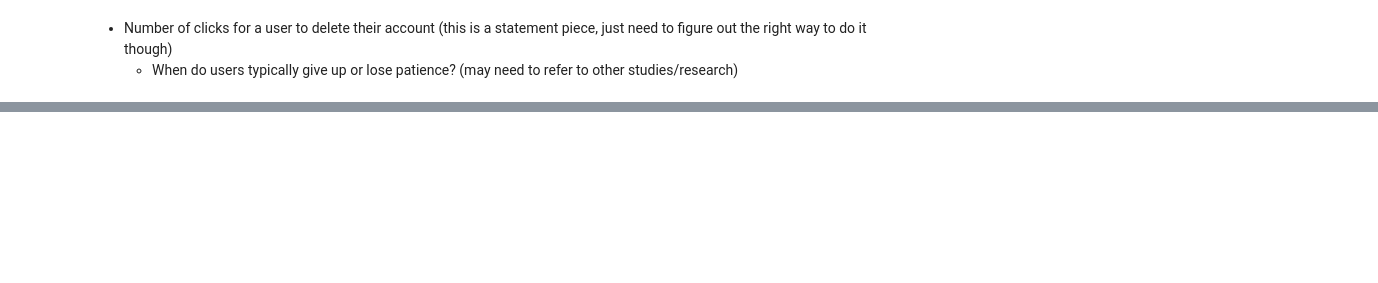
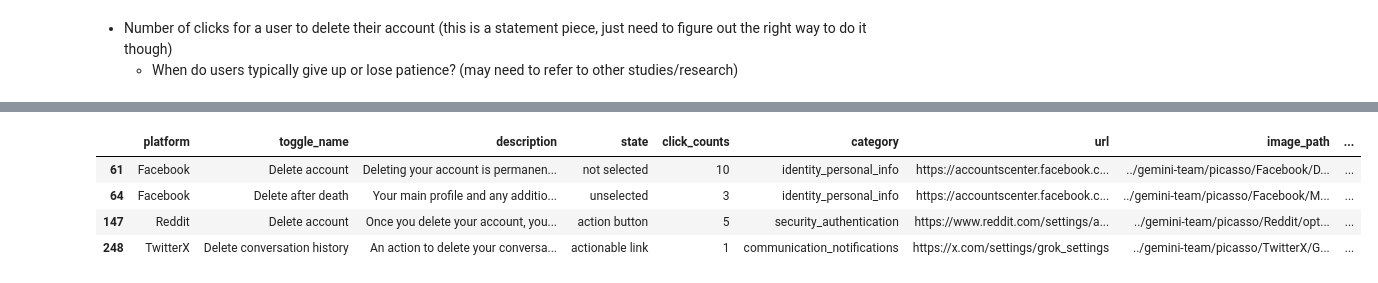
Before and after one commit to sebastianferragut/DSC180A_PrivacyProject, a Jupyter notebook: database/visualize_df.ipynb, the cells around one changed output, grey strips where cells are left out. Cells and saved outputs as stored; diff of their text form; code cells hidden in the pictures; blank space fills up the shorter version.

```diff
--- a/database/visualize_df.ipynb
+++ b/database/visualize_df.ipynb
@@ -184,0 +202,8 @@ plt.show();
+# %%
+pdf[pdf['toggle_name'].transform(lambda x: x.str.contains('Delete'))]
+# %% [output]
+|  | platform | toggle_name | description | state | click_counts | category | url | image_path | ... |
+| 61 | Facebook | Delete account | Deleting your account is permanen... | not selected | 10 | identity_personal_info | https://accountscenter.facebook.c... | ../gemini-team/picasso/Facebook/D... | ... |
+| 64 | Facebook | Delete after death | Your main profile and any additio... | unselected | 3 | identity_personal_info | https://accountscenter.facebook.c... | ../gemini-team/picasso/Facebook/M... | ... |
+| 147 | Reddit | Delete account | Once you delete your account, you... | action button | 5 | security_authentication | https://www.reddit.com/settings/a... | ../gemini-team/picasso/Reddit/opt... | ... |
+| 248 | TwitterX | Delete conversation history | An action to delete your conversa... | actionable link | 1 | communication_notifications | https://x.com/settings/grok_settings | ../gemini-team/picasso/TwitterX/G... | ... |
```
Also changed, not shown: parts of 23 cells of this notebook, 3 other files.
